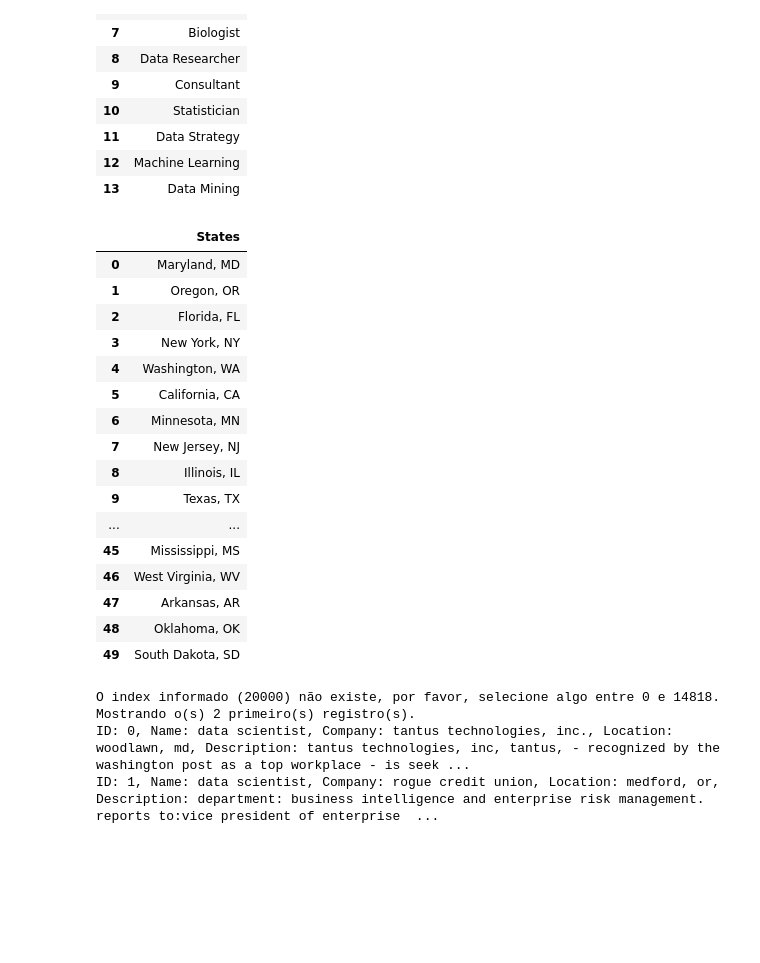
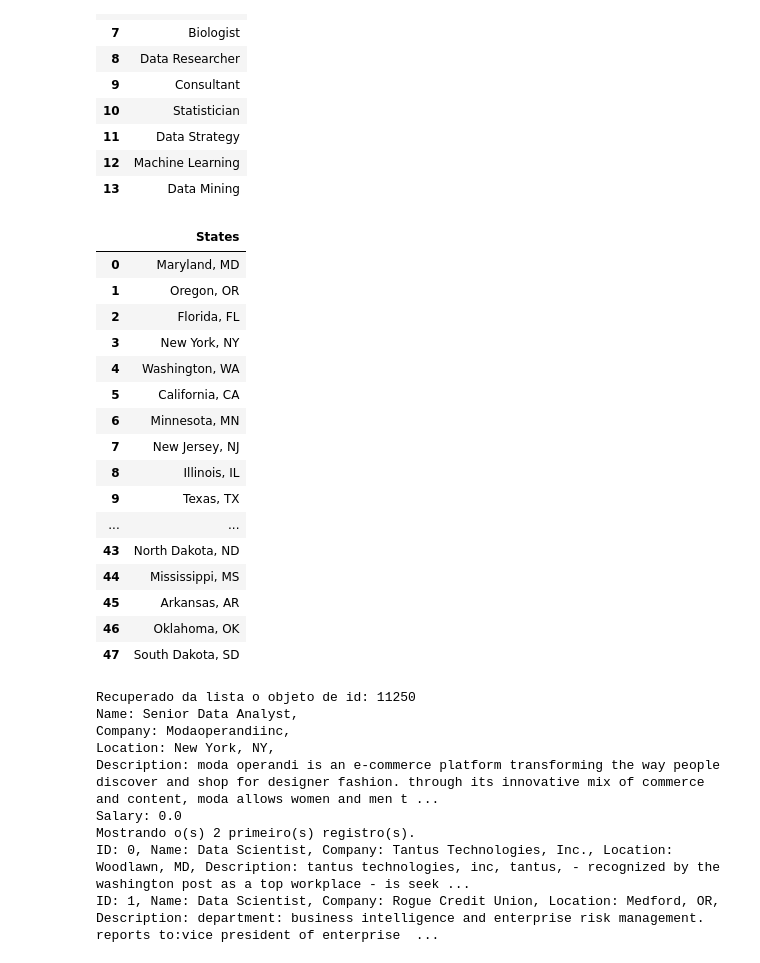
Before and after one commit to tcastb/ED_trabalho, a Jupyter notebook: Dados_ED.ipynb, the cells around one changed output. Cells and saved outputs as stored; diff of their text form; code cells hidden in the pictures; blank space fills up the shorter version.

Commit message:
Inserido apply dentro dos blocos de códigos

```diff
--- a/Dados_ED.ipynb
+++ b/Dados_ED.ipynb
@@ -157,6 +157,7 @@ dfName = df['Name'].unique()    # Obtendo valores únicos da coluna 'Name' do Da
 resultados = [Job(i) for i in dfName]   # Aplicando a função Job para categorizar os nomes dos trabalhos e armazenando os resultados
 resultados_series = pd.Series(resultados).unique()  # Obtendo valores únicos da série de resultados
 df_resultados = pd.DataFrame(resultados_series, columns=['Names'])  # Criando um DataFrame com os resultados
+df['Name'] = df['Name'].apply(Job)  # Aplicando a função Job à coluna 'Name' do DataFrame
 
 df_resultados
 # %% [output]
@@ -290,38 +291,39 @@ def Country(location):
 
     # Converte a localização para minúsculas para facilitar a comparação sem diferenciação de maiúsculas e minúsculas
     location_lower = location.lower()
     # Verifica se alguma palavra-chave na localização corresponde às palavras-chave do estado
     for state, keywords_list in state_mapping.items():
         if any(keyword in location_lower for keyword in keywords_list):
             return state # Retorna o estado se houver correspondência
     # Retorna a localização original se nenhuma correspondência for encontrada
     return location
 
 # Obtém localizações únicas do DataFrame
 df_locations = df['Location'].unique()
 resultados = [Country(location) for location in df_locations]
 resultados_series = pd.Series(resultados).unique()
 df_resultados = pd.DataFrame(resultados_series, columns=['States'])
+df['Location'] = df['Location'].apply(Country)  # Aplicando a função Country à coluna 'Location' do DataFrame
 
 df_resultados
 # %% [output]
 |  | States |
 | 0 | Maryland, MD |
 | 1 | Oregon, OR |
 | 2 | Florida, FL |
 | 3 | New York, NY |
 | 4 | Washington, WA |
 | 5 | California, CA |
 | 6 | Minnesota, MN |
 | 7 | New Jersey, NJ |
 | 8 | Illinois, IL |
 | 9 | Texas, TX |
 | ... | ... |
-| 45 | Mississippi, MS |
-| 46 | West Virginia, WV |
-| 47 | Arkansas, AR |
-| 48 | Oklahoma, OK |
-| 49 | South Dakota, SD |
+| 43 | North Dakota, ND |
+| 44 | Mississippi, MS |
+| 45 | Arkansas, AR |
+| 46 | Oklahoma, OK |
+| 47 | South Dakota, SD |
 # %%
 # Gerando a classe do dataframe que utilizaremos no projeto
 class Science:
@@ -356,10 +358,15 @@ class Science:
 
 list_science = [Science(row['Name'], row['Company'], row['Location'], row['Description'], row['Salary']) for index, row in df.iterrows()]
 
-Science.showById(list_science, 20000)
+Science.showById(list_science, 11250)
 Science.showAll(list_science, 2)
 # %% [output]
-O index informado (20000) não existe, por favor, selecione algo entre 0 e 14818.
+Recuperado da lista o objeto de id: 11250
+Name: Senior Data Analyst,
+Company: Modaoperandiinc,
+Location: New York, NY,
+Description: moda operandi is an e-commerce platform transforming the way people discover and shop for designer fashion. through its innovative mix of commerce and content, moda allows women and men t ...
+Salary: 0.0
 Mostrando o(s) 2 primeiro(s) registro(s).
-ID: 0, Name: data scientist, Company: tantus technologies, inc., Location: woodlawn, md, Description: tantus technologies, inc, tantus, - recognized by the washington post as a top workplace - is seek ...
-ID: 1, Name: data scientist, Company: rogue credit union, Location: medford, or, Description: department: business intelligence and enterprise risk management. reports to:vice president of enterprise  ...
+ID: 0, Name: Data Scientist, Company: Tantus Technologies, Inc., Location: Woodlawn, MD, Description: tantus technologies, inc, tantus, - recognized by the washington post as a top workplace - is seek ...
+ID: 1, Name: Data Scientist, Company: Rogue Credit Union, Location: Medford, OR, Description: department: business intelligence and enterprise risk management. reports to:vice president of enterprise  ...
```
